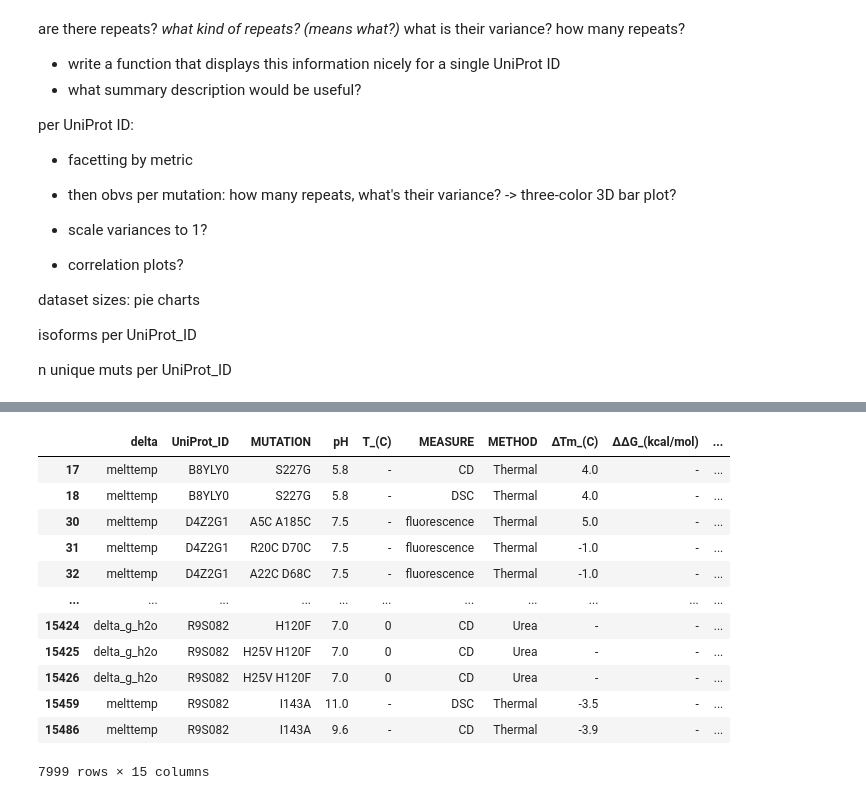
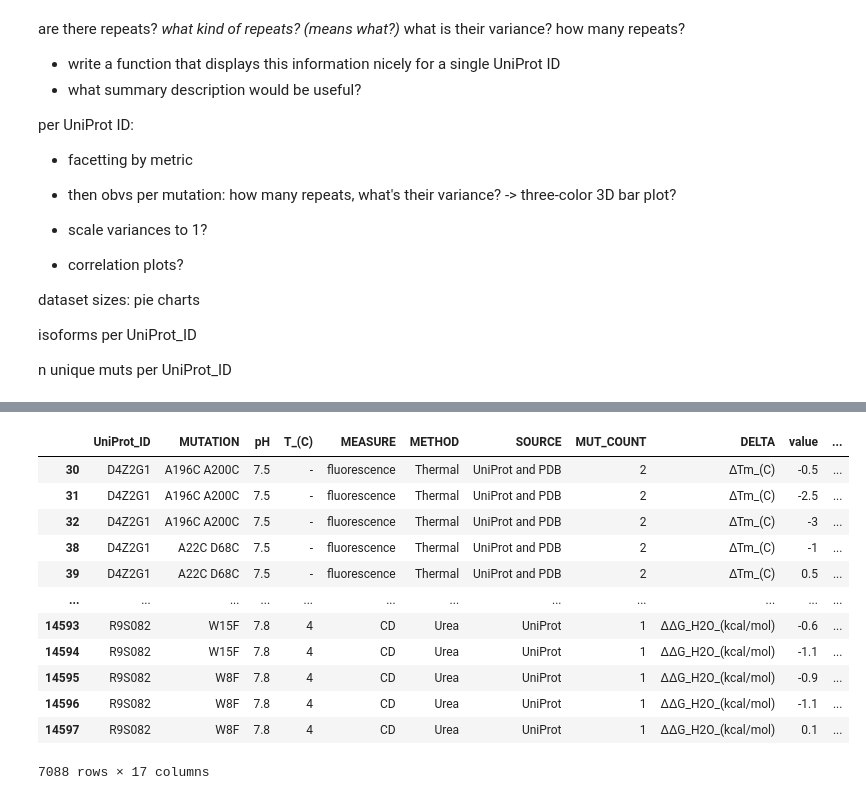
Before and after one commit to lkndl/mapra, a Jupyter notebook: mapra/dataset_intro.ipynb, the cells around one changed output, grey strips where cells are left out. Drawn from its saved outputs; the diff is of its cells as text; code cells hidden in the pictures.

```diff
--- a/mapra/dataset_intro.ipynb
+++ b/mapra/dataset_intro.ipynb
@@ -35,0 +37,15 @@ prot_order[:5]
+# %%
+prot_order = sorted(df.UniProt_ID.unique())
+print(prot_order[:5])
+df = df.loc[df.DATASET != 'invalid'].copy()   # removing invalid rows at this point
+
+
+def new_df():
+    importlib.reload(prep)
+    data = prep.dataset(Path('.').resolve().parent)
+    new_df = data.dataframe
+    return new_df.loc[new_df.DATASET != 'invalid'].copy()  # removing invalid rows at this point
+
+def fresh_df():
+    new_df = data.dataframe
+    return new_df.loc[new_df.DATASET != 'invalid'].copy()
@@ -54,8 +72,3 @@ dataset sizes: pie charts
 isoforms per UniProt_ID
 
 n unique muts per UniProt_ID
-# %%
-# are there repeats?
-df['repeats'] = 0
-df['repeats'] = df.groupby(['delta', 'UniProt_ID', 'MUTATION'])['repeats'].transform('count')
-df.loc[df.repeats > 1]
@@ -76,20 +74,0 @@ df.loc[df.repeats > 1]
-# %%
-# are there repeats?
-df['repeats'] = df.duplicated(
-    keep=False,
-    subset=['delta', 'UniProt_ID', 'MUTATION'])
-df.loc[df.repeats == True]
-# %% [output]
-|  | delta | UniProt_ID | MUTATION | pH | T_(C) | MEASURE | METHOD | ∆Tm_(C) | ∆∆G_(kcal/mol) | ... |
-| 17 | melttemp | B8YLY0 | S227G | 5.8 | - | CD | Thermal | 4.0 | - | ... |
-| 18 | melttemp | B8YLY0 | S227G | 5.8 | - | DSC | Thermal | 4.0 | - | ... |
-| 30 | melttemp | D4Z2G1 | A5C A185C | 7.5 | - | fluorescence | Thermal | 5.0 | - | ... |
-| 31 | melttemp | D4Z2G1 | R20C D70C | 7.5 | - | fluorescence | Thermal | -1.0 | - | ... |
-| 32 | melttemp | D4Z2G1 | A22C D68C | 7.5 | - | fluorescence | Thermal | -1.0 | - | ... |
-| ... | ... | ... | ... | ... | ... | ... | ... | ... | ... | ... |
-| 15424 | delta_g_h2o | R9S082 | H120F | 7.0 | 0 | CD | Urea | - | - | ... |
-| 15425 | delta_g_h2o | R9S082 | H25V H120F | 7.0 | 0 | CD | Urea | - | - | ... |
-| 15426 | delta_g_h2o | R9S082 | H25V H120F | 7.0 | 0 | CD | Urea | - | - | ... |
-| 15459 | melttemp | R9S082 | I143A | 11.0 | - | DSC | Thermal | -3.5 | - | ... |
-| 15486 | melttemp | R9S082 | I143A | 9.6 | - | CD | Thermal | -3.9 | - | ... |
-7999 rows × 15 columns
@@ -97,0 +75,17 @@ df.loc[df.repeats == True]
+# %%
+# are there repeats?
+df.loc[df.REPEATS > 1] # should be 7977 valid rows, 7999 overall
+# %% [output]
+|  | UniProt_ID | MUTATION | pH | T_(C) | MEASURE | METHOD | SOURCE | MUT_COUNT | DELTA | value | ... |
+| 30 | D4Z2G1 | A196C A200C | 7.5 | - | fluorescence | Thermal | UniProt and PDB | 2 | ∆Tm_(C) | -0.5 | ... |
+| 31 | D4Z2G1 | A196C A200C | 7.5 | - | fluorescence | Thermal | UniProt and PDB | 2 | ∆Tm_(C) | -2.5 | ... |
+| 32 | D4Z2G1 | A196C A200C | 7.5 | - | fluorescence | Thermal | UniProt and PDB | 2 | ∆Tm_(C) | -3 | ... |
+| 38 | D4Z2G1 | A22C D68C | 7.5 | - | fluorescence | Thermal | UniProt and PDB | 2 | ∆Tm_(C) | -1 | ... |
+| 39 | D4Z2G1 | A22C D68C | 7.5 | - | fluorescence | Thermal | UniProt and PDB | 2 | ∆Tm_(C) | 0.5 | ... |
+| ... | ... | ... | ... | ... | ... | ... | ... | ... | ... | ... | ... |
+| 14593 | R9S082 | W15F | 7.8 | 4 | CD | Urea | UniProt | 1 | ∆∆G_H2O_(kcal/mol) | -0.6 | ... |
+| 14594 | R9S082 | W15F | 7.8 | 4 | CD | Urea | UniProt | 1 | ∆∆G_H2O_(kcal/mol) | -1.1 | ... |
+| 14595 | R9S082 | W8F | 7.8 | 4 | CD | Urea | UniProt | 1 | ∆∆G_H2O_(kcal/mol) | -0.9 | ... |
+| 14596 | R9S082 | W8F | 7.8 | 4 | CD | Urea | UniProt | 1 | ∆∆G_H2O_(kcal/mol) | -1.1 | ... |
+| 14597 | R9S082 | W8F | 7.8 | 4 | CD | Urea | UniProt | 1 | ∆∆G_H2O_(kcal/mol) | 0.1 | ... |
+7088 rows × 17 columns
```
Also changed, not shown: parts of 14 cells of this notebook, 12 other files.
